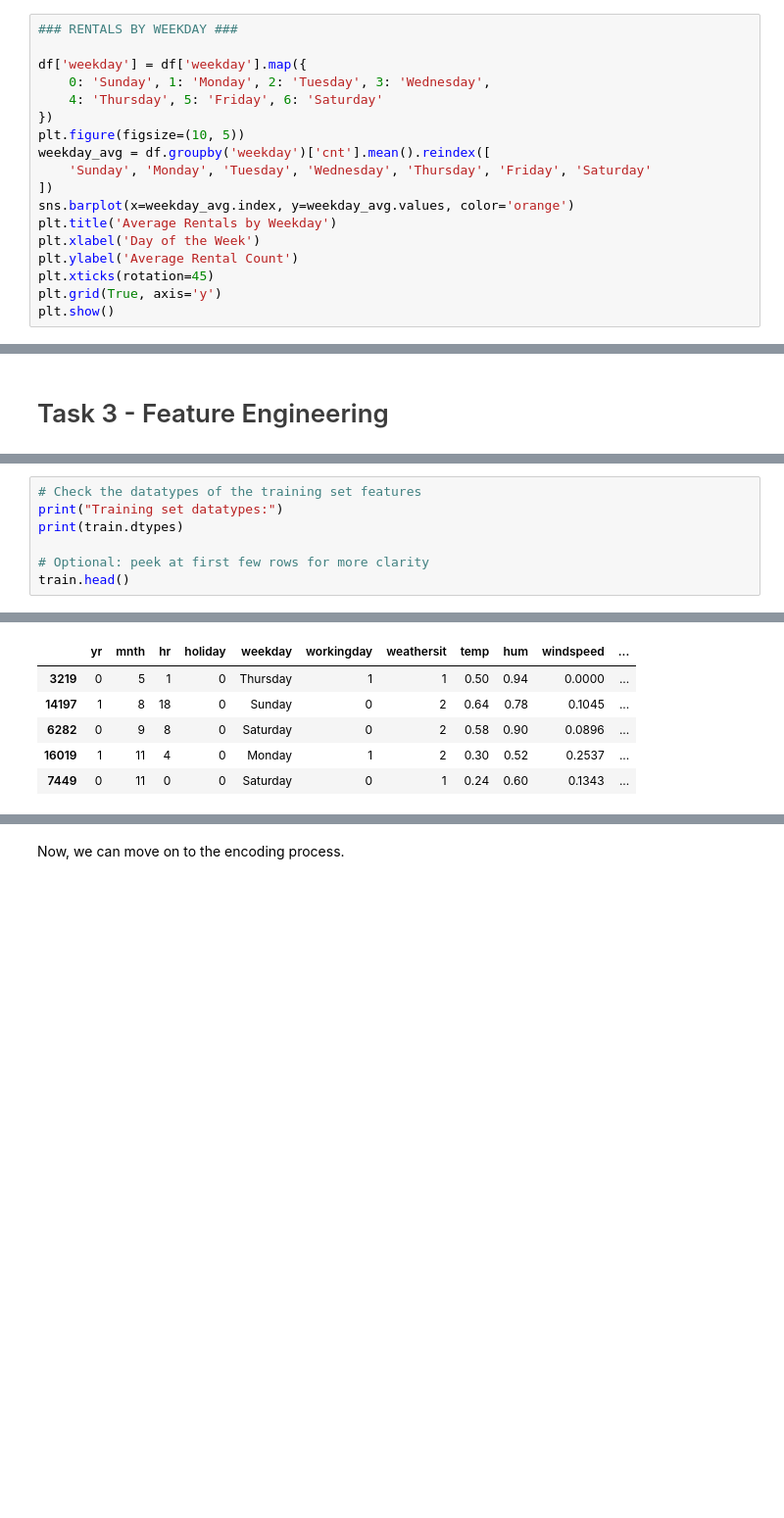
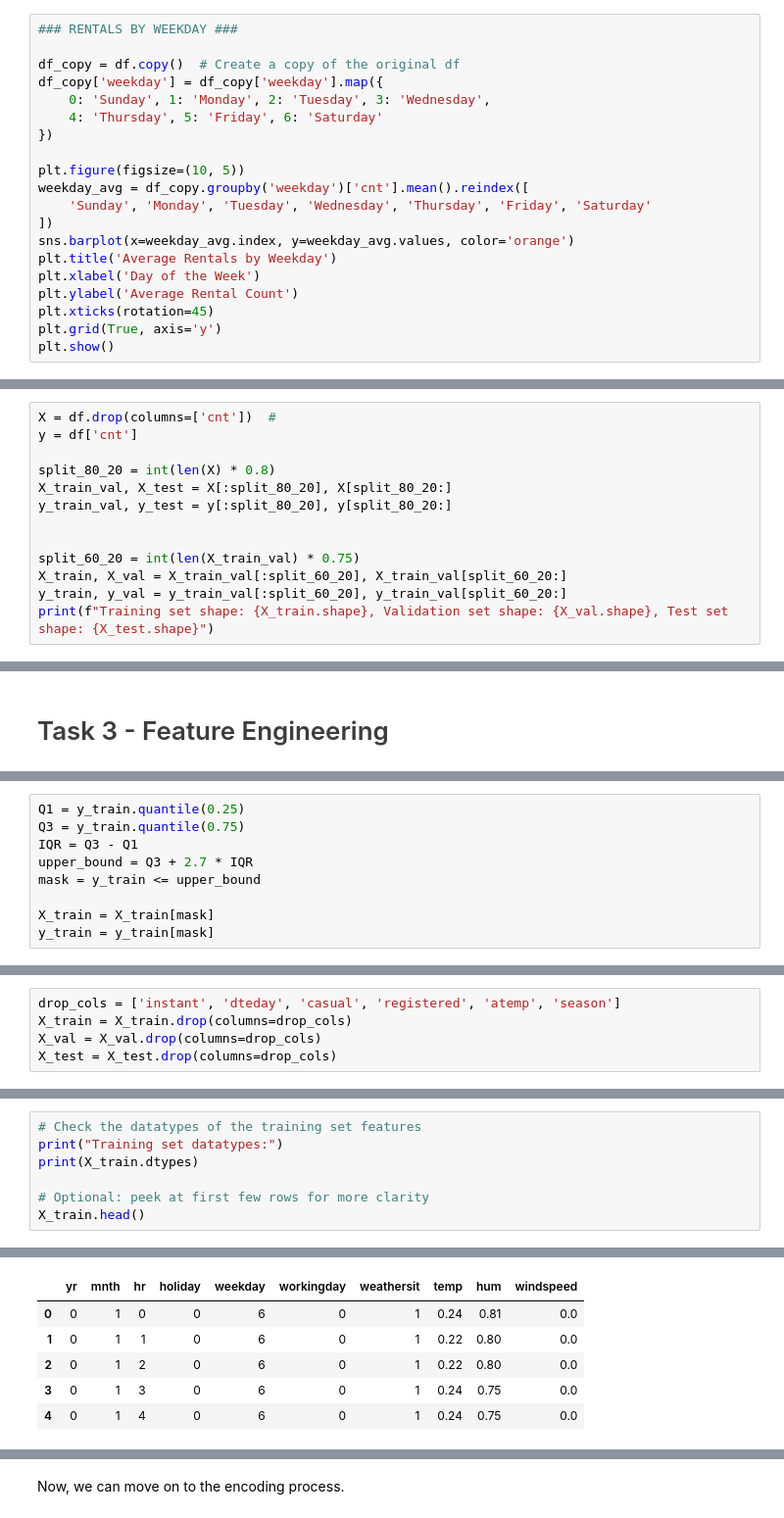
Before and after one commit to cayetana-h/ML-fundamentals-2025, a Jupyter notebook: second_assignment/assignment_2_cayetana_hinostroza.ipynb, the cells around one changed output, grey strips where cells are left out. Shown at 98% size. Cells and saved outputs as stored; diff of their text form; blank space fills up the shorter version.

```diff
--- a/second_assignment/assignment_2_cayetana_hinostroza.ipynb
+++ b/second_assignment/assignment_2_cayetana_hinostroza.ipynb
@@ -211,12 +167,14 @@ plt.show()
 # %%
 ### RENTALS BY WEEKDAY ###
 
-df['weekday'] = df['weekday'].map({
+df_copy = df.copy()  # Create a copy of the original df
+df_copy['weekday'] = df_copy['weekday'].map({
     0: 'Sunday', 1: 'Monday', 2: 'Tuesday', 3: 'Wednesday',
     4: 'Thursday', 5: 'Friday', 6: 'Saturday'
 })
+
 plt.figure(figsize=(10, 5))
-weekday_avg = df.groupby('weekday')['cnt'].mean().reindex([
+weekday_avg = df_copy.groupby('weekday')['cnt'].mean().reindex([
     'Sunday', 'Monday', 'Tuesday', 'Wednesday', 'Thursday', 'Friday', 'Saturday'
 ])
 sns.barplot(x=weekday_avg.index, y=weekday_avg.values, color='orange')
@@ -489,0 +470,13 @@ Test set shape: (3476, 11)
+# %%
+X = df.drop(columns=['cnt'])  #
+y = df['cnt']
+
+split_80_20 = int(len(X) * 0.8)
+X_train_val, X_test = X[:split_80_20], X[split_80_20:]
+y_train_val, y_test = y[:split_80_20], y[split_80_20:]
+
+
+split_60_20 = int(len(X_train_val) * 0.75)
+X_train, X_val = X_train_val[:split_60_20], X_train_val[split_60_20:]
+y_train, y_val = y_train_val[:split_60_20], y_train_val[split_60_20:]
+print(f"Training set shape: {X_train.shape}, Validation set shape: {X_val.shape}, Test set shape: {X_test.shape}")
@@ -544,0 +497,9 @@ The graphs shows that the distribution of the target variable was kept the same
+# %%
+Q1 = y_train.quantile(0.25)
+Q3 = y_train.quantile(0.75)
+IQR = Q3 - Q1
+upper_bound = Q3 + 2.7 * IQR
+mask = y_train <= upper_bound
+
+X_train = X_train[mask]
+y_train = y_train[mask]
@@ -544,0 +543,5 @@ The graphs shows that the distribution of the target variable was kept the same
+# %%
+drop_cols = ['instant', 'dteday', 'casual', 'registered', 'atemp', 'season']
+X_train = X_train.drop(columns=drop_cols)
+X_val = X_val.drop(columns=drop_cols)
+X_test = X_test.drop(columns=drop_cols)
@@ -547,10 +573,10 @@ Before starting with the encoding process, I first want to print the current fea
 # %%
 # Check the datatypes of the training set features
 print("Training set datatypes:")
-print(train.dtypes)
+print(X_train.dtypes)
 
 # Optional: peek at first few rows for more clarity
-train.head()
+X_train.head()
 # %% [output]
 Training set datatypes:
 yr              int64
@@ -567,9 +592,9 @@ cnt             int64
 dtype: object
-|  | yr | mnth | hr | holiday | weekday | workingday | weathersit | temp | hum | windspeed | ... |
-| 3219 | 0 | 5 | 1 | 0 | Thursday | 1 | 1 | 0.50 | 0.94 | 0.0000 | ... |
-| 14197 | 1 | 8 | 18 | 0 | Sunday | 0 | 2 | 0.64 | 0.78 | 0.1045 | ... |
-| 6282 | 0 | 9 | 8 | 0 | Saturday | 0 | 2 | 0.58 | 0.90 | 0.0896 | ... |
-| 16019 | 1 | 11 | 4 | 0 | Monday | 1 | 2 | 0.30 | 0.52 | 0.2537 | ... |
-| 7449 | 0 | 11 | 0 | 0 | Saturday | 0 | 1 | 0.24 | 0.60 | 0.1343 | ... |
+|  | yr | mnth | hr | holiday | weekday | workingday | weathersit | temp | hum | windspeed |
+| 0 | 0 | 1 | 0 | 0 | 6 | 0 | 1 | 0.24 | 0.81 | 0.0 |
+| 1 | 0 | 1 | 1 | 0 | 6 | 0 | 1 | 0.22 | 0.80 | 0.0 |
+| 2 | 0 | 1 | 2 | 0 | 6 | 0 | 1 | 0.22 | 0.80 | 0.0 |
+| 3 | 0 | 1 | 3 | 0 | 6 | 0 | 1 | 0.24 | 0.75 | 0.0 |
+| 4 | 0 | 1 | 4 | 0 | 6 | 0 | 1 | 0.24 | 0.75 | 0.0 |
 # %% [markdown]
 Now that we can see the features that are still on our dataset, I will proceed to list what encoding strategy I will use for each one:
```
Also changed, not shown: parts of 148 cells of this notebook.
